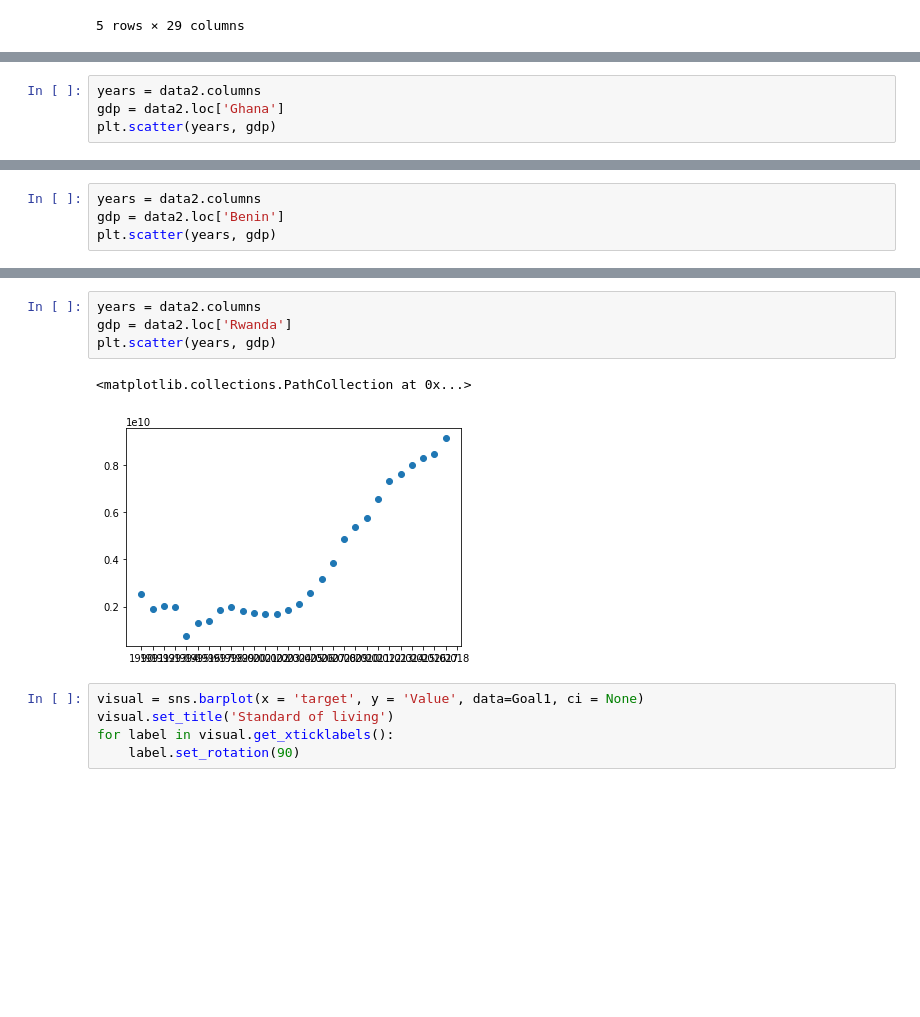
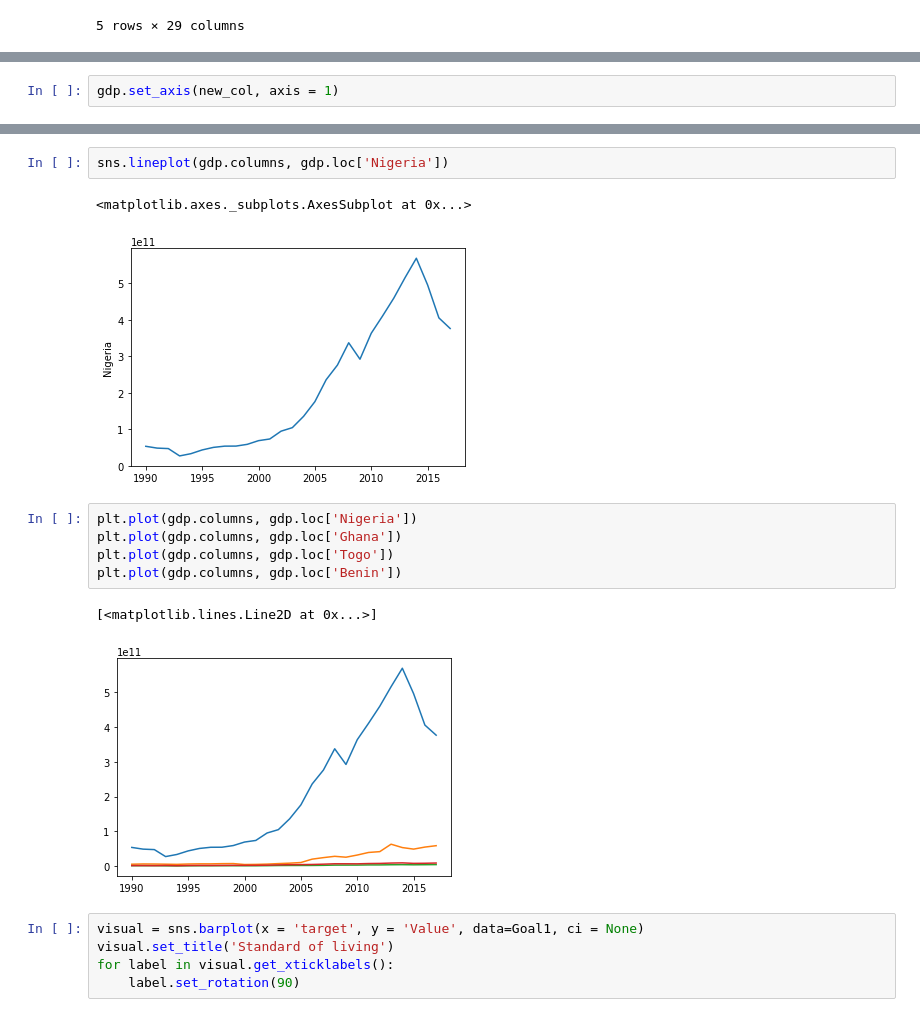
Before and after one commit to OmolaraAdisa/Omolara_capstone_project, a Jupyter notebook: Standard of living.ipynb, the cells around one changed output, grey strips where cells are left out. Saved outputs shown, nothing was run; the diff lists cells and outputs as text; blank space fills up the shorter version.

```diff
--- a/Standard of living.ipynb
+++ b/Standard of living.ipynb
@@ -364,0 +334,2 @@ data2.head()
+# %%
+gdp.set_axis(new_col, axis = 1)
@@ -373,4 +369,0 @@ plt.scatter(years, net_migration_Nigeria, color='red')
-# %%
-years = data2.columns
-gdp = data2.loc['Ghana']
-plt.scatter(years, gdp)
@@ -380,4 +369,0 @@ plt.scatter(years, gdp)
-# %%
-years = data2.columns
-gdp = data2.loc['Benin']
-plt.scatter(years, gdp)
@@ -387,10 +370,16 @@ plt.scatter(years, gdp)
-# %%
-years = data2.columns
-gdp = data2.loc['Rwanda']
-plt.scatter(years, gdp)
-# %% [output]
-<matplotlib.collections.PathCollection at 0x...>
-[figure, removed]
+# %%
+sns.lineplot(gdp.columns, gdp.loc['Nigeria'])
+# %% [output]
+<matplotlib.axes._subplots.AxesSubplot at 0x...>
+[figure, added]
+# %%
+plt.plot(gdp.columns, gdp.loc['Nigeria'])
+plt.plot(gdp.columns, gdp.loc['Ghana'])
+plt.plot(gdp.columns, gdp.loc['Togo'])
+plt.plot(gdp.columns, gdp.loc['Benin'])
+# %% [output]
+[<matplotlib.lines.Line2D at 0x...>]
+[figure, added]
 # %%
 visual = sns.barplot(x = 'target', y = 'Value', data=Goal1, ci = None)
 visual.set_title('Standard of living')
```
Also changed, not shown: parts of 31 cells of this notebook, 2 other files.
